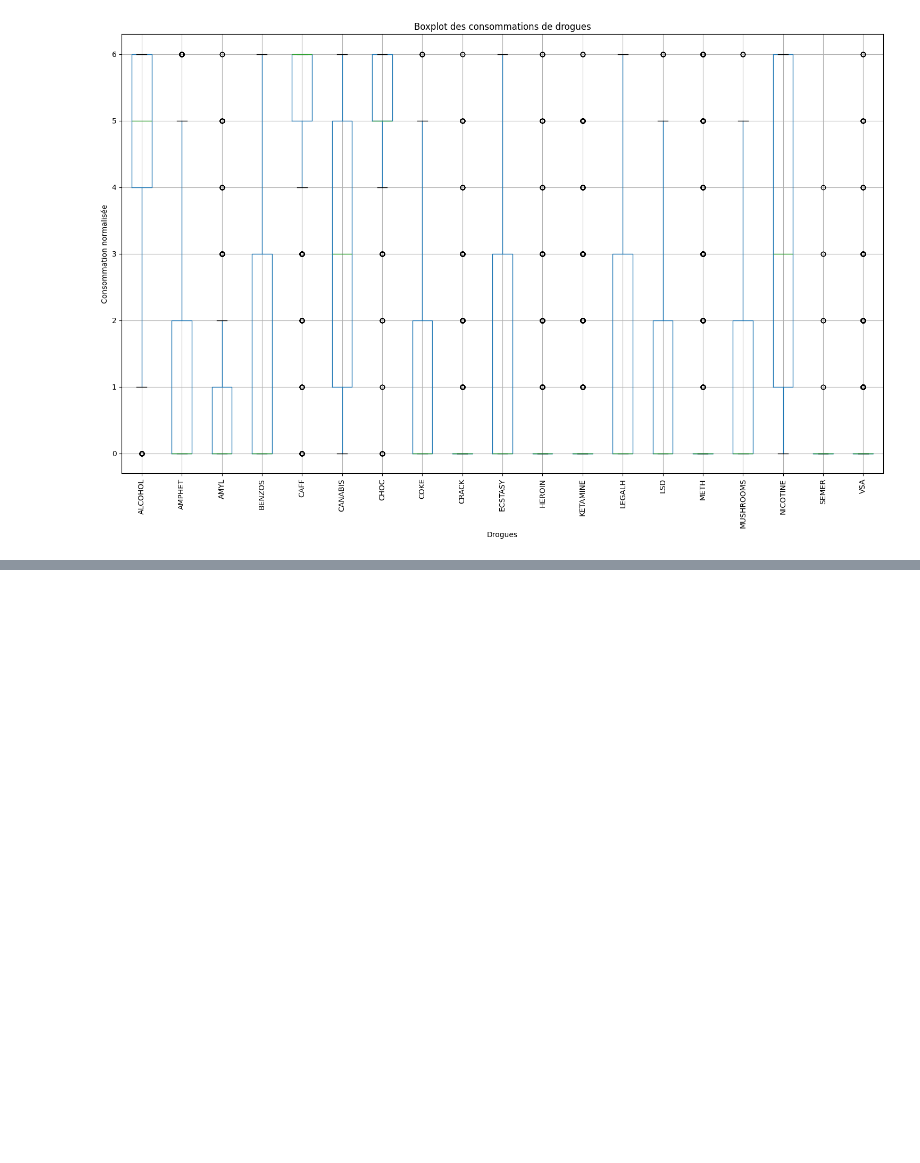
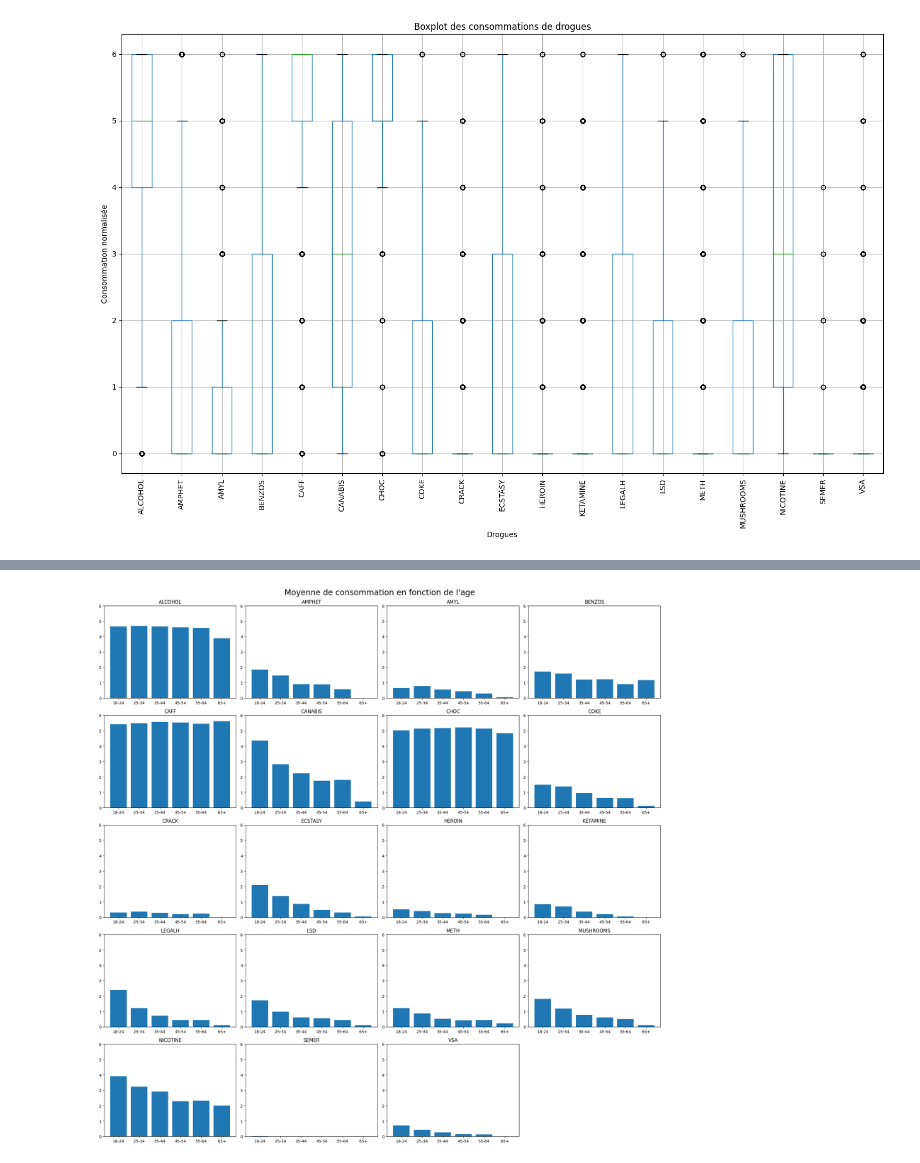
Before and after one commit to BZKgenesis/M8-project, a Jupyter notebook: regression.ipynb, the cells around one changed output, grey strips where cells are left out. Saved outputs shown, nothing was run; the diff lists cells and outputs as text; code cells hidden in the pictures; blank space fills up the shorter version.

```diff
--- a/regression.ipynb
+++ b/regression.ipynb
@@ -162,0 +180,24 @@ Liste des drogues : ['ALCOHOL', 'AMPHET', 'AMYL', 'BENZOS', 'CAFF', 'CANABIS', '
+# %%
+DRUGS
+X = df.to_numpy()
+
+ages = np.unique(X[:,1])
+
+cols = 4
+fig, axs = plt.subplots(len(DRUGS) // cols + 1,cols, figsize=(20,20))
+for i, ax in enumerate(axs.flatten()):
+    if i < len(DRUGS):
+        resultat = []
+        for age in ages:
+            resultat.append(np.mean(X[np.where(X[:,1] == age)][:,13+i]))
+        ax.bar(["18-24","25-34","35-44","45-54","55-64","65+"], resultat)
+        ax.set_title(DRUGS[i])
+        ax.set_ylim([0,6])
+    else:
+        ax.set_visible(False)
+fig.suptitle("Moyenne de consommation en fonction de l'age", fontsize=20)
+fig.tight_layout()
+fig.subplots_adjust(top=0.95)
+fig.savefig('./image_matplotlib/moyenne_conso_age.png', dpi=300)
+# %% [output]
+[figure, added]
```
Also changed, not shown: parts of 2 cells of this notebook, 2 other files.
